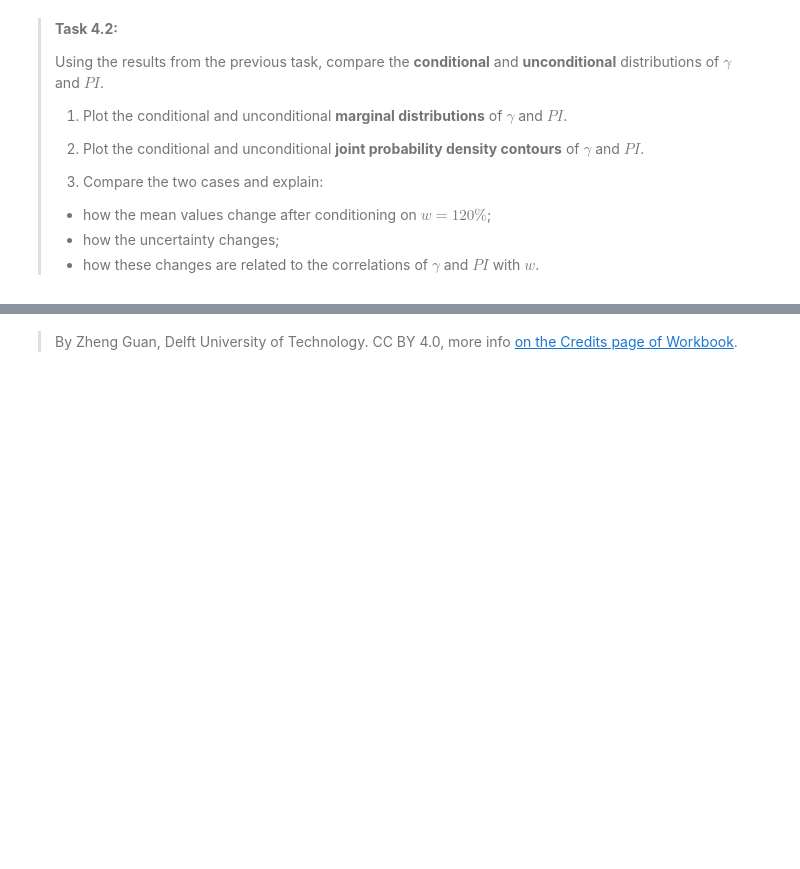
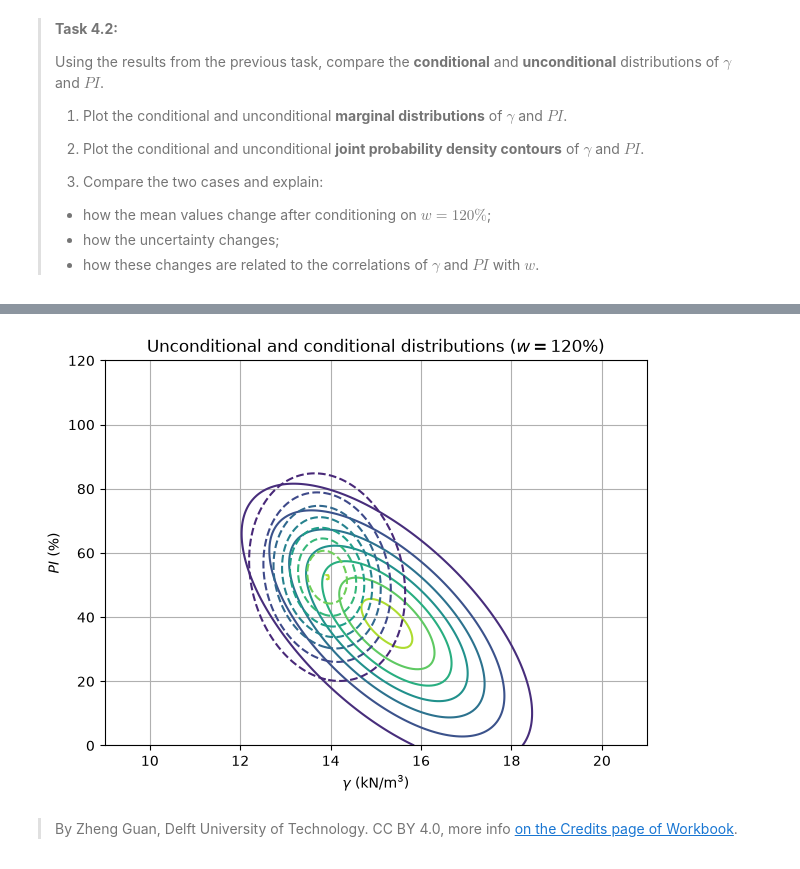
Before and after one commit to prajwalabc/GA1.5, a Jupyter notebook: Gaussian_Soil.ipynb, the cells around one changed output, grey strips where cells are left out. Saved outputs shown, nothing was run; the diff lists cells and outputs as text; code cells hidden in the pictures; blank space fills up the shorter version.

```diff
--- a/Gaussian_Soil.ipynb
+++ b/Gaussian_Soil.ipynb
@@ -509,47 +568,49 @@ uncond_cov = np.array([
 # ---------------------------------------------------------
 
 # Create pairs of [γ, PI] values
-X = ### YOUR CODE HERE ###
+X = np.array([np.concatenate(G.T), np.concatenate(I.T)]).T
 # Hint: use np.concatenate on G.T and I.T, then stack the two 1D arrays as columns.
 
 # Unconditional joint PDF
-Z_uncond = ### YOUR CODE HERE ###
+Z_uncond = multivariate_normal(mean=uncond_mu, cov=uncond_cov).pdf(X)
 
 # Conditional joint PDF given w = 120%
-Z_cond = ### YOUR CODE HERE ###
+Z_cond = multivariate_normal(mean=cond_mu_vector[0], cov=cond_sigma_matrix).pdf(X)
 
 # Convert the PDF values back to the two-dimensional grid
-Z_uncond = ### YOUR CODE HERE ###
-Z_cond = ### YOUR CODE HERE ###
+Z_uncond = Z_uncond.reshape(G.shape).T
+Z_cond = Z_cond.reshape(G.shape).T
 
 
 # ---------------------------------------------------------
 # 4. Plot the contours
 # ---------------------------------------------------------
 
 fig, ax = plt.subplots(figsize=(7, 5))
 
 ax.contour(
     G, I, Z_uncond,
     levels=8,
     linestyles='-'
 )
 
 ax.contour(
     G, I, Z_cond,
     levels=8,
     linestyles='--'
 )
 
 ax.grid()
 
 ax.set_xlabel(r'$\gamma$ (kN/m$^3$)')
 ax.set_ylabel(r'$PI$ (%)')
 
 ax.set_title(
     r'Unconditional and conditional distributions ($w=120\%$)'
 )
 
 plt.show()
+# %% [output]
+[figure, added]
 # %% [markdown]
 > By Zheng Guan, Delft University of Technology. CC BY 4.0, more info [on the Credits page of Workbook](https://mude.citg.tudelft.nl/workbook-2026/credits.html).
```
Also changed, not shown: parts of 8 cells of this notebook.
